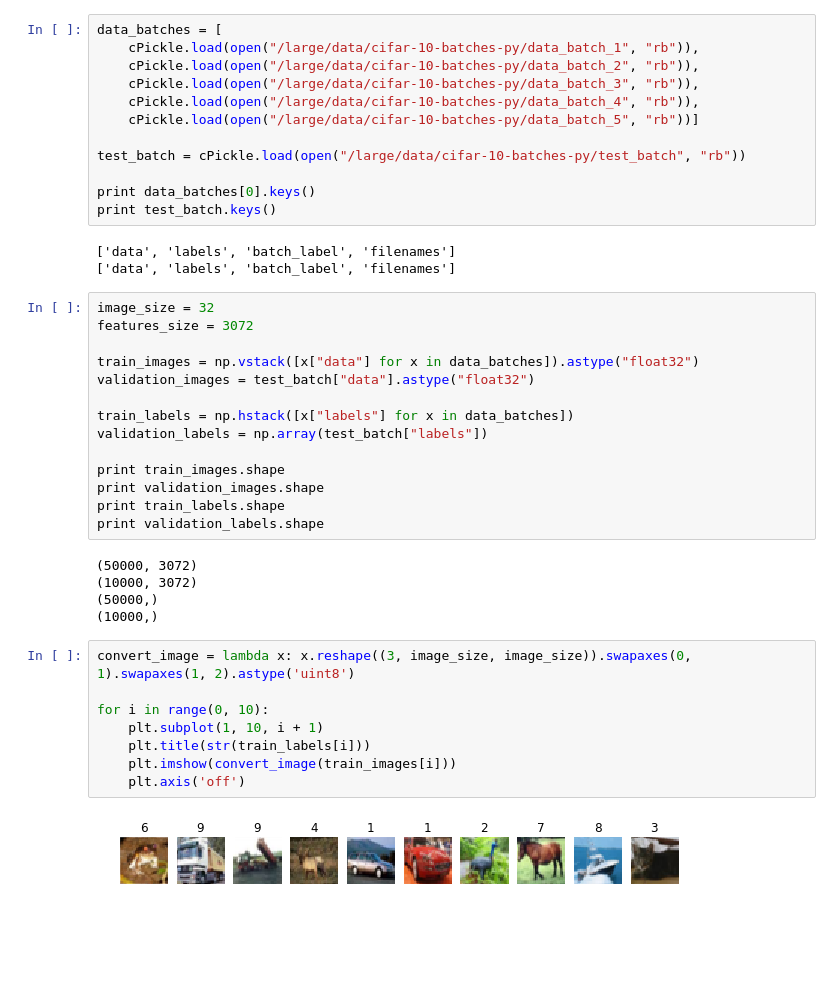
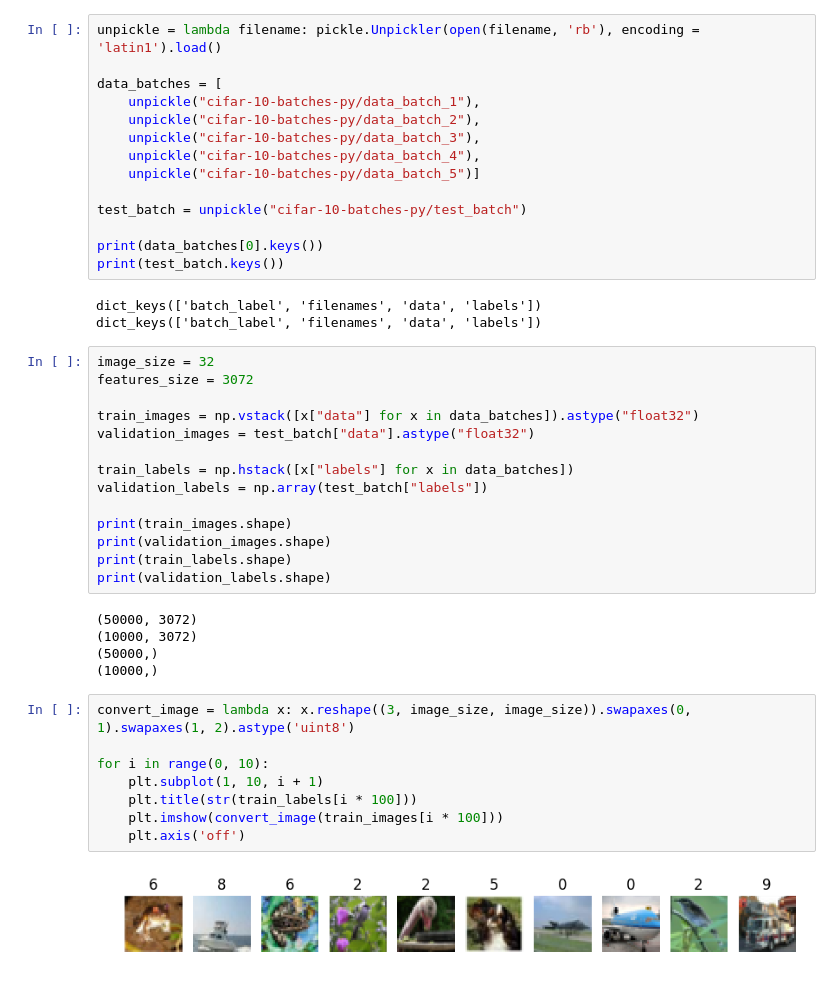
Before and after one commit to mnvl/mlzoo, a Jupyter notebook: neural_network_4_layers_cifar10.ipynb, the cells around one changed output. Cells and saved outputs as stored; diff of their text form; blank space fills up the shorter version.

```diff
--- a/neural_network_4_layers_cifar10.ipynb
+++ b/neural_network_4_layers_cifar10.ipynb
@@ -16,18 +10,20 @@ The autoreload extension is already loaded. To reload it, use:
 # %%
+unpickle = lambda filename: pickle.Unpickler(open(filename, 'rb'), encoding = 'latin1').load()
+
 data_batches = [
-    cPickle.load(open("/large/data/cifar-10-batches-py/data_batch_1", "rb")),
-    cPickle.load(open("/large/data/cifar-10-batches-py/data_batch_2", "rb")),
-    cPickle.load(open("/large/data/cifar-10-batches-py/data_batch_3", "rb")),
-    cPickle.load(open("/large/data/cifar-10-batches-py/data_batch_4", "rb")),
-    cPickle.load(open("/large/data/cifar-10-batches-py/data_batch_5", "rb"))]
+    unpickle("cifar-10-batches-py/data_batch_1"),
+    unpickle("cifar-10-batches-py/data_batch_2"),
+    unpickle("cifar-10-batches-py/data_batch_3"),
+    unpickle("cifar-10-batches-py/data_batch_4"),
+    unpickle("cifar-10-batches-py/data_batch_5")]
 
-test_batch = cPickle.load(open("/large/data/cifar-10-batches-py/test_batch", "rb"))
+test_batch = unpickle("cifar-10-batches-py/test_batch")
 
-print data_batches[0].keys()
-print test_batch.keys()
+print(data_batches[0].keys())
+print(test_batch.keys())
 # %% [output]
-['data', 'labels', 'batch_label', 'filenames']
-['data', 'labels', 'batch_label', 'filenames']
+dict_keys(['batch_label', 'filenames', 'data', 'labels'])
+dict_keys(['batch_label', 'filenames', 'data', 'labels'])
 # %%
 image_size = 32
 features_size = 3072
@@ -38,10 +34,10 @@ validation_images = test_batch["data"].astype("float32")
 train_labels = np.hstack([x["labels"] for x in data_batches])
 validation_labels = np.array(test_batch["labels"])
 
-print train_images.shape
-print validation_images.shape
-print train_labels.shape
-print validation_labels.shape
+print(train_images.shape)
+print(validation_images.shape)
+print(train_labels.shape)
+print(validation_labels.shape)
 # %% [output]
 (50000, 3072)
 (10000, 3072)
@@ -50,12 +46,12 @@ print validation_labels.shape
 # %%
 convert_image = lambda x: x.reshape((3, image_size, image_size)).swapaxes(0, 1).swapaxes(1, 2).astype('uint8')
 
 for i in range(0, 10):
     plt.subplot(1, 10, i + 1)
-    plt.title(str(train_labels[i]))
-    plt.imshow(convert_image(train_images[i]))
+    plt.title(str(train_labels[i * 100]))
+    plt.imshow(convert_image(train_images[i * 100]))
     plt.axis('off')
 # %% [output]
-[figure, old version]
+[figure, new version]
 # %%
 mean_image = np.mean(train_images, axis = 0)
```
Also changed, not shown: parts of 8 cells of this notebook, 3 other files.
